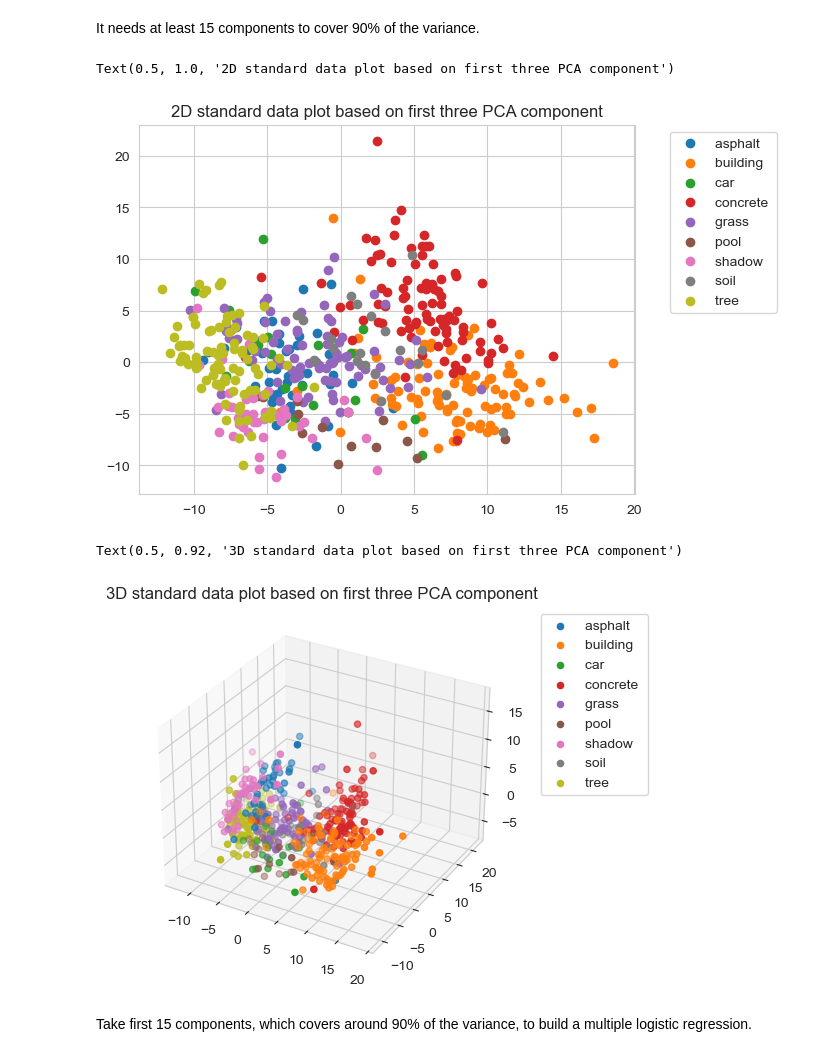
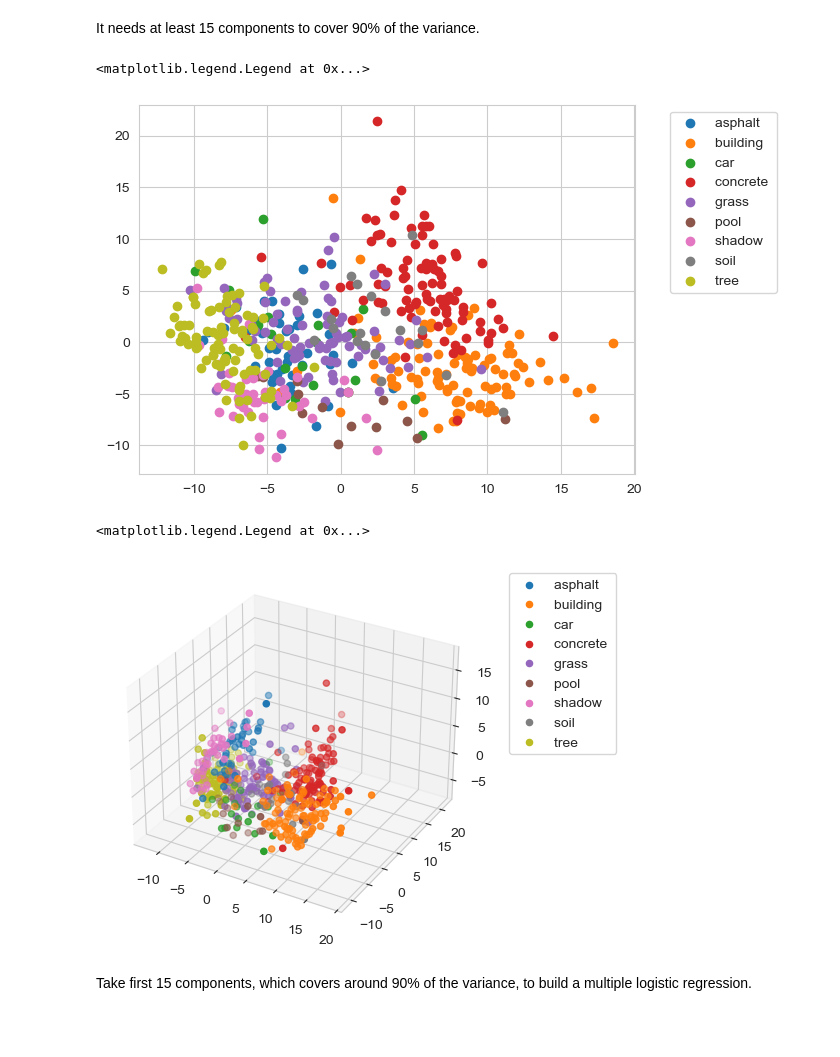
Before and after one commit to hereistheusername/Urban-Land-Cover-Data-Analysis, a Jupyter notebook: urban land cover analysis exchanged.ipynb, the cells around one changed output. Drawn from its saved outputs; the diff is of its cells as text; code cells hidden in the pictures; blank space fills up the shorter version.

Commit message:
change titles of plots

```diff
--- a/urban land cover analysis exchanged.ipynb
+++ b/urban land cover analysis exchanged.ipynb
@@ -190,23 +190,21 @@ groups = df_standardized_pca.groupby(by='class')
 # %%
 fig = plt.figure()
 ax = fig.subplots()
 for name, group in groups:
     ax.scatter(group.iloc[:, 1], group.iloc[:, 2], label=name)
 ax.legend(loc='upper right', bbox_to_anchor=(1.3, 1))
-ax.set_title('2D standard data plot based on first three PCA component')
 # %% [output]
-Text(0.5, 1.0, '2D standard data plot based on first three PCA component')
+<matplotlib.legend.Legend at 0x...>
-[figure, old version]
+[figure, new version]
 # %%
 fig = plt.figure()
 ax = fig.add_subplot(projection='3d')
 for name, group in groups:
     ax.scatter(group.iloc[:, 1], group.iloc[:, 2], group.iloc[:, 3], label=name)
 ax.legend(loc='upper right', bbox_to_anchor=(1.4, 1))
-ax.set_title('3D standard data plot based on first three PCA component')
 # %% [output]
-Text(0.5, 0.92, '3D standard data plot based on first three PCA component')
+<matplotlib.legend.Legend at 0x...>
-[figure, old version]
+[figure, new version]
 # %% [markdown]
 Take first 15 components, which covers around 90% of the variance, to build a multiple logistic regression.
 # %% [markdown]
```
Also changed, not shown: 1 other file.
